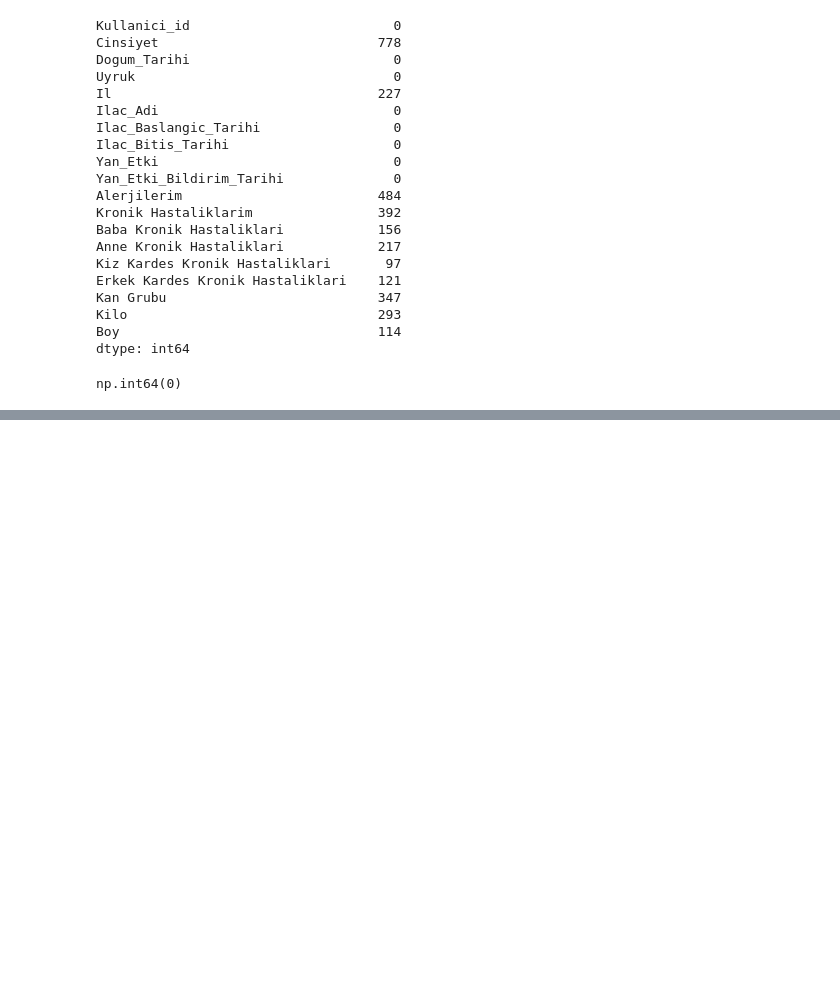
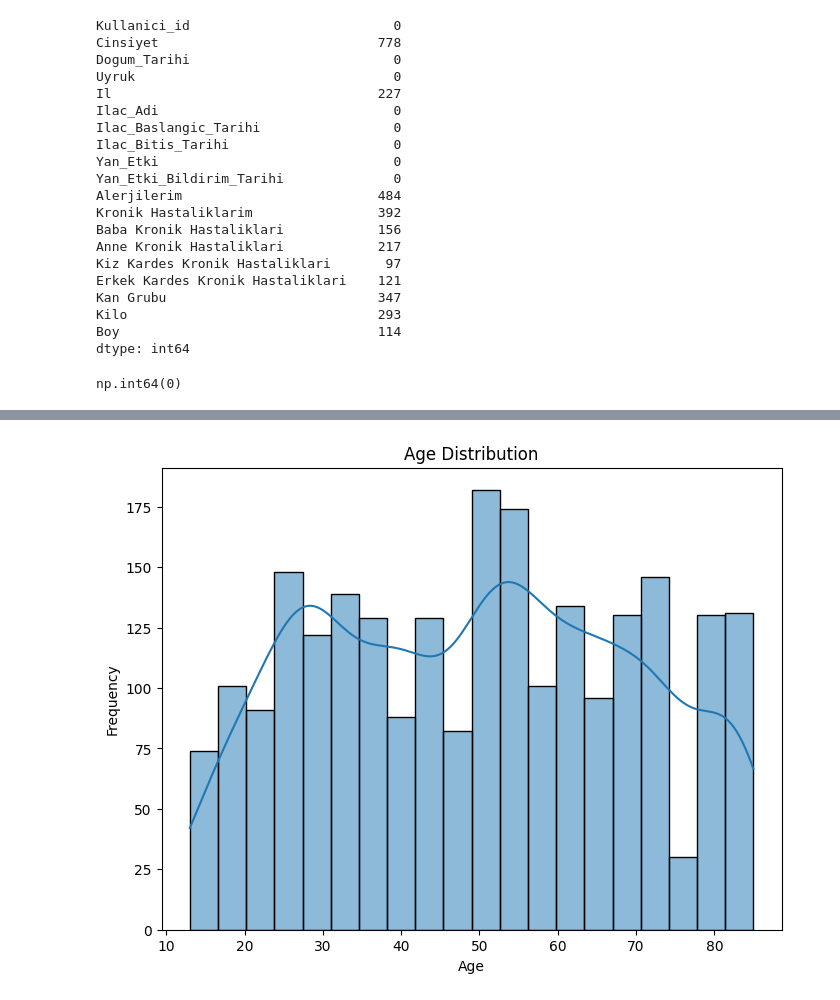
Before and after one commit to elanuralp/PusulaProject, a Jupyter notebook: EDA.ipynb, the cells around one changed output, grey strips where cells are left out. Saved outputs shown, nothing was run; the diff lists cells and outputs as text; code cells hidden in the pictures; blank space fills up the shorter version.

Commit message:
visualization added

```diff
--- a/EDA.ipynb
+++ b/EDA.ipynb
@@ -101,0 +113,13 @@ df.describe()
+# %%
+# Calculate age from birth date
+df['Age'] = pd.to_datetime('today').year - df['Dogum_Tarihi'].dt.year
+
+# Visualize the age distribution
+plt.figure(figsize=(8, 6))
+sns.histplot(df['Age'], bins=20, kde=True)
+plt.title('Age Distribution')
+plt.xlabel('Age')
+plt.ylabel('Frequency')
+plt.show()
+# %% [output]
+[figure, added]
```
Also changed, not shown: parts of 21 cells of this notebook.
